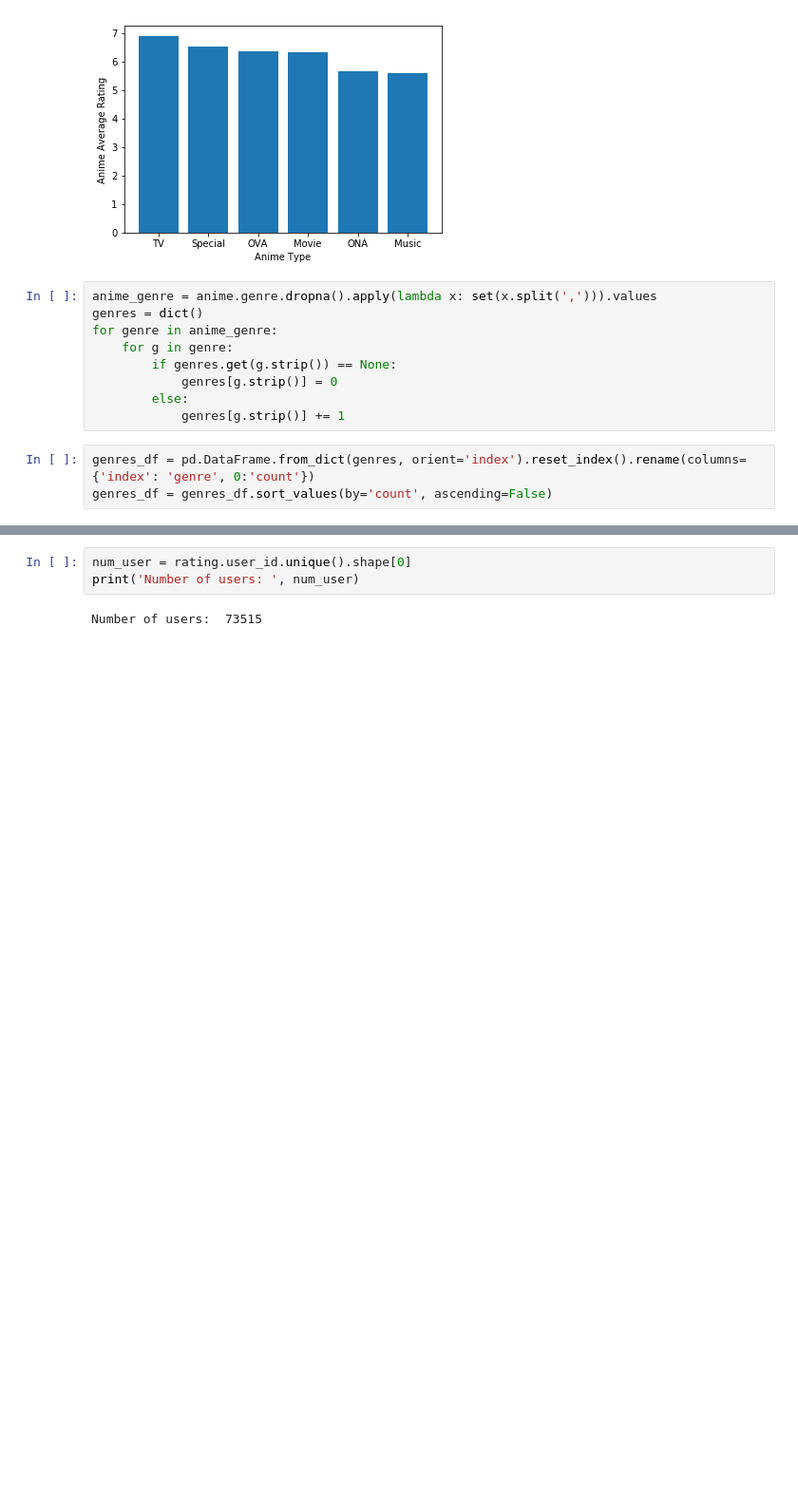
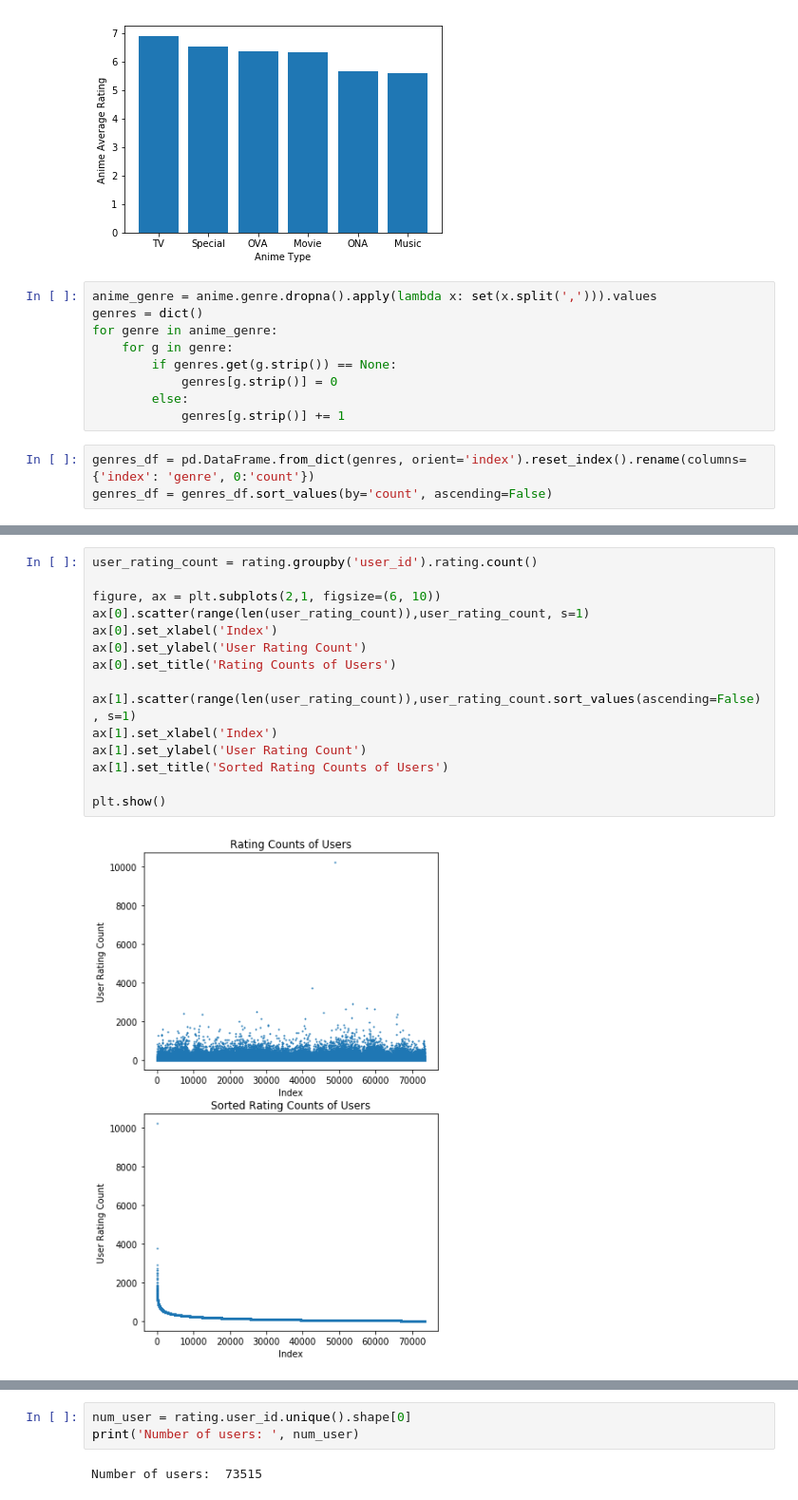
Before and after one commit to yungau/Recommendation-System, a Jupyter notebook: recommendation_system.ipynb, the cells around one changed output, grey strips where cells are left out. Shown: that part at 95% size. Drawn from its saved outputs; the diff is of its cells as text; blank space fills up the shorter version.

```diff
--- a/recommendation_system.ipynb
+++ b/recommendation_system.ipynb
@@ -194,0 +193,17 @@ plt.show()
+# %%
+user_rating_count = rating.groupby('user_id').rating.count()
+
+figure, ax = plt.subplots(2,1, figsize=(6, 10))
+ax[0].scatter(range(len(user_rating_count)),user_rating_count, s=1)
+ax[0].set_xlabel('Index')
+ax[0].set_ylabel('User Rating Count')
+ax[0].set_title('Rating Counts of Users')
+
+ax[1].scatter(range(len(user_rating_count)),user_rating_count.sort_values(ascending=False), s=1)
+ax[1].set_xlabel('Index')
+ax[1].set_ylabel('User Rating Count')
+ax[1].set_title('Sorted Rating Counts of Users')
+
+plt.show()
+# %% [output]
+[figure, added]
```
Also changed, not shown: parts of 7 cells of this notebook, 1 other file.
